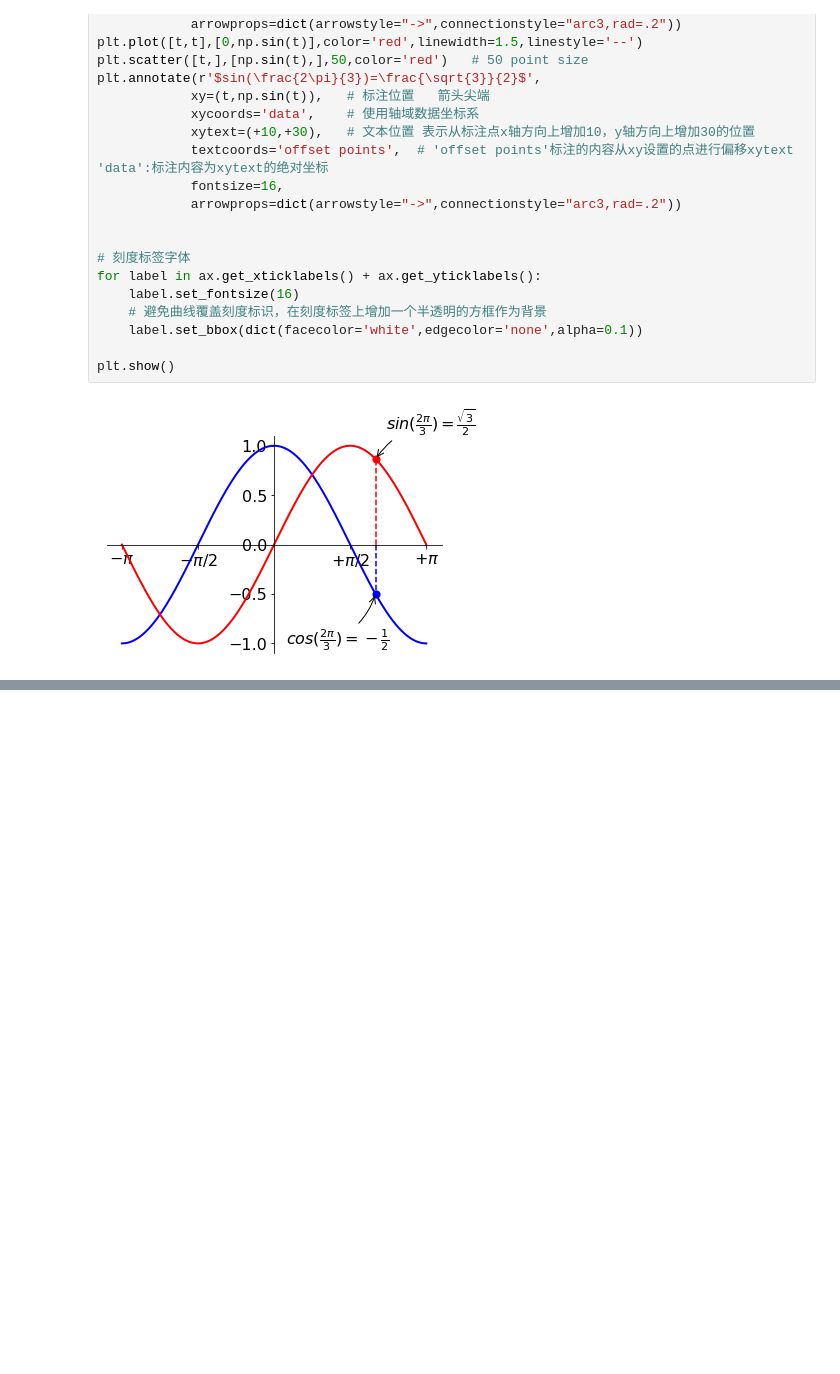
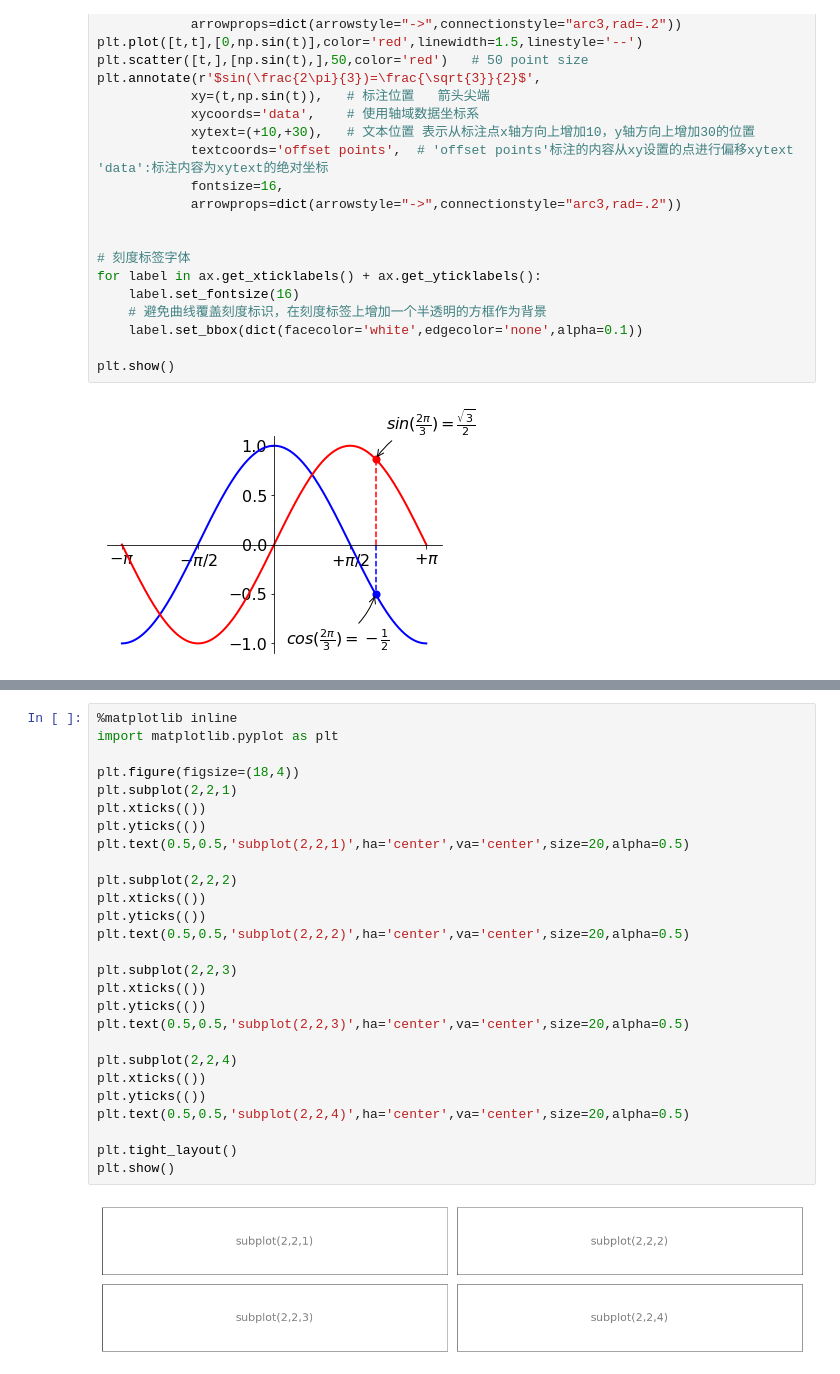
Before and after one commit to sundayliu/machinelearning, a Jupyter notebook: scikit/ch02_04.ipynb, the cells around one changed output, grey strips where cells are left out. Cells and saved outputs as stored; diff of their text form; blank space fills up the shorter version.

```diff
--- a/scikit/ch02_04.ipynb
+++ b/scikit/ch02_04.ipynb
@@ -65,0 +87,29 @@ plt.show()
+# %%
+%matplotlib inline
+import matplotlib.pyplot as plt
+
+plt.figure(figsize=(18,4))
+plt.subplot(2,2,1)
+plt.xticks(())
+plt.yticks(())
+plt.text(0.5,0.5,'subplot(2,2,1)',ha='center',va='center',size=20,alpha=0.5)
+
+plt.subplot(2,2,2)
+plt.xticks(())
+plt.yticks(())
+plt.text(0.5,0.5,'subplot(2,2,2)',ha='center',va='center',size=20,alpha=0.5)
+
+plt.subplot(2,2,3)
+plt.xticks(())
+plt.yticks(())
+plt.text(0.5,0.5,'subplot(2,2,3)',ha='center',va='center',size=20,alpha=0.5)
+
+plt.subplot(2,2,4)
+plt.xticks(())
+plt.yticks(())
+plt.text(0.5,0.5,'subplot(2,2,4)',ha='center',va='center',size=20,alpha=0.5)
+
+plt.tight_layout()
+plt.show()
+# %% [output]
+[figure, added]
```
Also changed, not shown: parts of 5 cells of this notebook.
